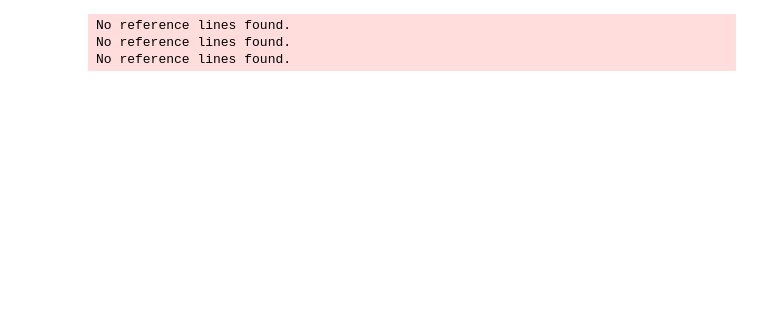
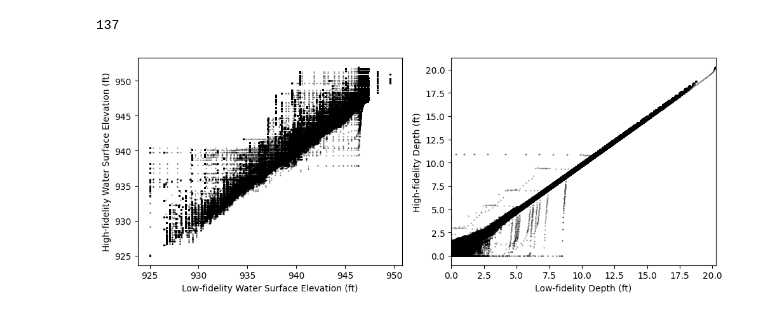
Before and after one commit to fema-ffrd/gpras, a Jupyter notebook: experiments/load_and_vis_data.ipynb, the cells around one changed output. Cells and saved outputs as stored; diff of their text form; code cells hidden in the pictures; blank space fills up the shorter version.

```diff
--- a/experiments/load_and_vis_data.ipynb
+++ b/experiments/load_and_vis_data.ipynb
@@ -9,18 +8,37 @@ import matplotlib.animation as animation
 
 repo_root = Path.cwd().parents[0]
 # %%
+# Load data
 prj = repo_root / "data/Muncie/Muncie.prj"
-plan_name = "Unsteady Run with 2D 50ft Grid"
+plan_name_hf = "Unsteady Run with 2D 50ft Grid"
+plan_name_lf = "Unsteady Run with 2D 200ft Grid"
 crs = "EPSG:2965"
 mesh_name = "2D Interior Area"
 
 model = RasModel.from_prj(prj, "_", crs)
-plan_file = model.plan_hdfs[plan_name]
-geom_file = model.get_plan_geometry(plan_name)
+plan_file_hf = model.plan_hdfs[plan_name_hf]
+geom_file_hf = model.get_plan_geometry(plan_name_hf)
+plan_file_lf = model.plan_hdfs[plan_name_lf]
+geom_file_lf = model.get_plan_geometry(plan_name_lf)
-# %% [output]
-No reference lines found.
-No reference lines found.
-No reference lines found.
 # %%
-mesh = geom_file.mesh_cell_polygons()
-# mesh.explore()
+# Spatial join HF and LF grids
+mesh_hf = geom_file_hf.mesh_cell_polygons()
+mesh_lf = geom_file_lf.mesh_cell_polygons()
+
+mesh_resampled = gpd.overlay(mesh_hf, mesh_lf[["cell_id", "geometry"]], how='intersection')
+mesh_resampled["area"] = mesh_resampled.geometry.area
+mesh_resampled = mesh_resampled.sort_values(by="area")
+mesh_resampled = mesh_resampled.drop_duplicates(subset='cell_id_1', keep='last')
+mesh_resampled = mesh_resampled[["cell_id_1", "cell_id_2"]]
+resampler = dict(zip(mesh_resampled['cell_id_1'], mesh_resampled['cell_id_2']))
+resampler = np.vectorize(resampler.get)
+print(resampler(2180))
+
+mesh_resampled = mesh_resampled.rename(columns={"cell_id_1": "cell_id_hf", "cell_id_2": "cell_id_lf"})
+
+
+# mesh_hf.to_file("debug.gpkg", layer="hf")
+# mesh_lf.to_file("debug.gpkg", layer="lf")
+# mesh_resampled.to_file("debug.gpkg", layer="join")
+# %% [output]
+137
@@ -26,0 +93,16 @@ mesh = geom_file.mesh_cell_polygons()
+# %%
+# EDA 1
+fig, axs = plt.subplots(ncols=2, figsize=(10, 4))
+
+axs[0].scatter(wsels_lf_flat, wsels_hf_flat, s=0.25, c='k', alpha=0.5)
+axs[0].set_xlabel("Low-fidelity Water Surface Elevation (ft)")
+axs[0].set_ylabel("High-fidelity Water Surface Elevation (ft)")
+
+axs[1].scatter(depth_lf_flat, depth_hf_flat, s=0.25, c='k', alpha=0.5)
+axs[1].set_xlabel("Low-fidelity Depth (ft)")
+axs[1].set_ylabel("High-fidelity Depth (ft)")
+axs[1].set_xlim(depth_hf_flat.min(), depth_hf_flat.max())
+
+fig.tight_layout()
+# %% [output]
+[figure, added]
```
Also changed, not shown: parts of 12 cells of this notebook, 2 other files.
